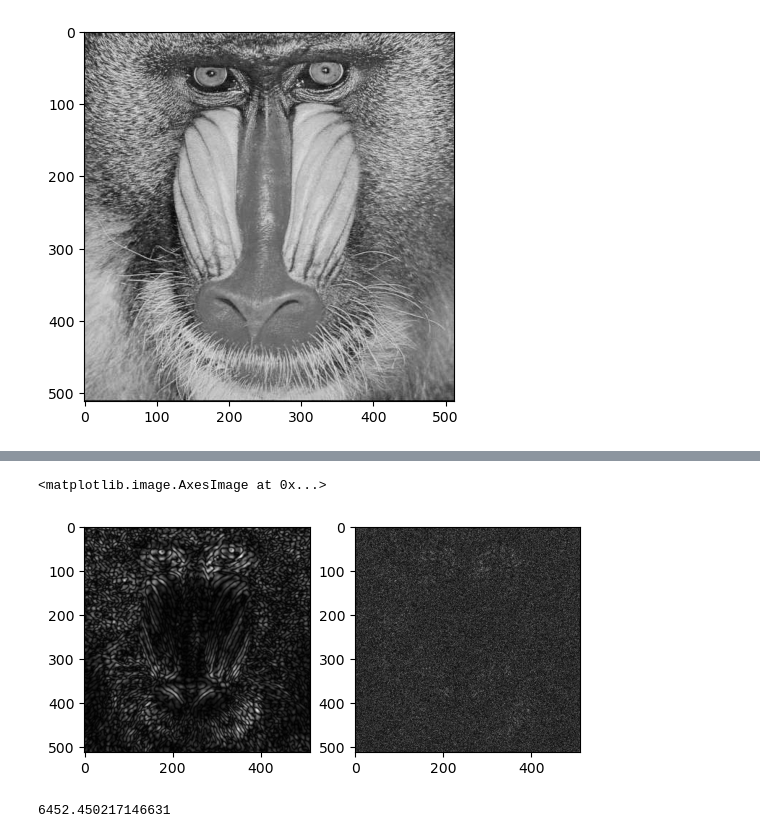
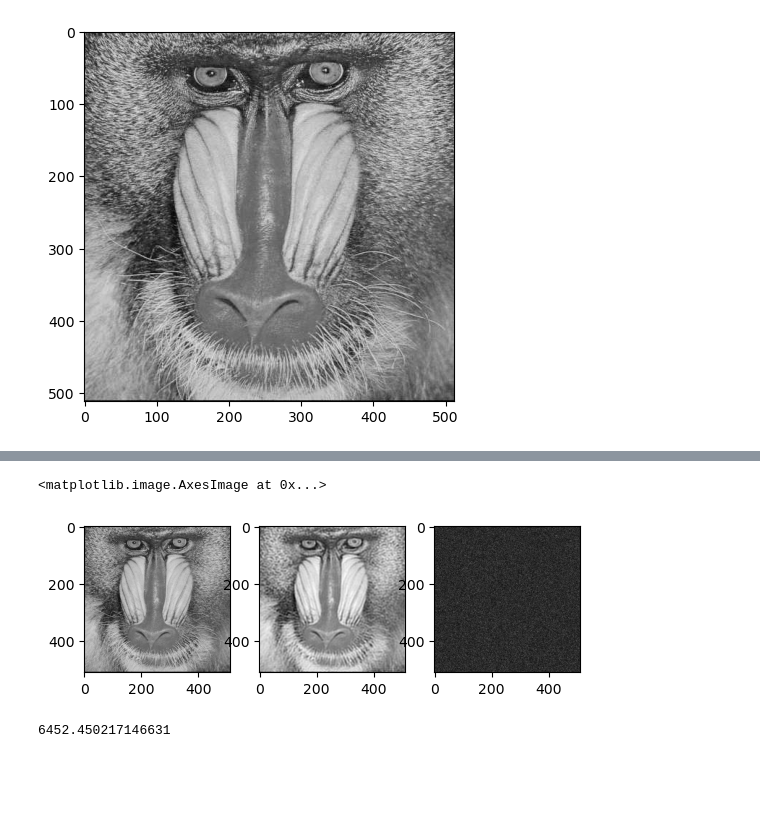
Before and after one commit to ADY-YDA/Blind-Image-Deconvolution, a Jupyter notebook: General_Deblurring.ipynb, the cells around one changed output, grey strips where cells are left out. Drawn from its saved outputs; the diff is of its cells as text; code cells hidden in the pictures; blank space fills up the shorter version.

Commit message:
working deblur
40 was too high, 10 works, test range next

```diff
--- a/General_Deblurring.ipynb
+++ b/General_Deblurring.ipynb
@@ -19,6 +19,16 @@ def GLPF(I, D0):
     D = IP.np.sqrt(U**2+V**2)
     filter=IP.np.exp(-D**2/(2*(D0**2)))
     return fftfilt(I,filter)
+# %%
+# Gaussian lowpass filter
+def GLPF(I, D0):
+    U,V=dtfuv(I.shape[0],I.shape[1])
+    D = IP.np.sqrt(U**2+V**2)
+    filter=IP.np.exp(-D**2/(2*(D0**2)))
+    If = fft2(I)
+    filterf = fft2(filter)
+    Ic = If * filterf
+    return ifft2(Ic)
 # %%
 # Uniform noise filter
 def uniform_noise(I, alpha=10):
@@ -26,9 +36,11 @@ def uniform_noise(I, alpha=10):
     return noise*(I.mean()*(alpha/100))+I
 # %%
 # Generate "broken" image
-Ia = GLPF(I, 40)
-Ib = uniform_noise(Ia, 20)
-IP.subplot(1,2,1);imshow(I, aspect="equal", cmap="gray")
-IP.subplot(1,2,2);imshow(Ib, aspect="equal", cmap="gray")
+Ia = GLPF(I, 10)
+Iz = fftfiltGLPF(I, 40)
+Ib = uniform_noise(Ia, 5)
+IP.subplot(1,3,1);imshow(I, aspect="equal", cmap="gray")
+IP.subplot(1,3,2);imshow(np.abs(Ia), aspect="equal", cmap="gray")
+IP.subplot(1,3,3);imshow(np.abs(Ib), aspect="equal", cmap="gray")
 # %% [output]
 <matplotlib.image.AxesImage at 0x...>
@@ -41,24 +53,30 @@ def iGLPF(I, D0):
     U,V=dtfuv(I.shape[0],I.shape[1])
     D = IP.np.sqrt(U**2+V**2)
     filter=IP.np.exp(-D**2/(2*(D0**2)))
-    If = fft2(I,[I.shape[0],I.shape[1]])
-    filterf = np.abs(fft2(filter,[I.shape[0],I.shape[1]]))
+#     padded = 2*I.shape[0]
+#     filterpad = np.zeros([padded, padded],dtype = "complex_")
+#     filterpad[:filter.shape[0],:filter.shape[1]] = filter
+#     Ipad = np.zeros([padded, padded],dtype = "complex_")
+#     Ipad[:I.shape[0],:I.shape[1]] = I
+    If = fft2(I)
+    filterf = fft2(filter)
     epsilon = 1e-10
     deblurred = If / (filterf+epsilon)
-    return np.abs(ifft2(deblurred))
+    return ifft2(deblurred)
 
 #     If = fftfilt(I, filter)
 #     If = If-If.min()
 #     If =(If/If.max())*256
 #     return If
 # %%
-deblur_a = iGLPF(Ia, 40) # only blur
-deblur_b = iGLPF(Ib, 40) # blur and random uniform noise
-IP.subplot(1,2,1);imshow(deblur_a, aspect="equal", cmap="gray")
-IP.subplot(1,2,2);imshow(deblur_b, aspect="equal", cmap="gray")
+deblur_a = iGLPF(Ia, 10) # only blur
+deblur_b = iGLPF(Ib, 10) # blur and random uniform noise
+IP.subplot(1,3,1);imshow(np.abs(I), aspect="equal", cmap="gray")
+IP.subplot(1,3,2);imshow(np.abs(deblur_a), aspect="equal", cmap="gray")
+IP.subplot(1,3,3);imshow(np.abs(deblur_b), aspect="equal", cmap="gray")
 # %% [output]
 <matplotlib.image.AxesImage at 0x...>
-[figure, old version]
+[figure, new version]
 # %%
 deblur_a.min()
 # %% [output]
```
Also changed, not shown: parts of 2 cells of this notebook.
